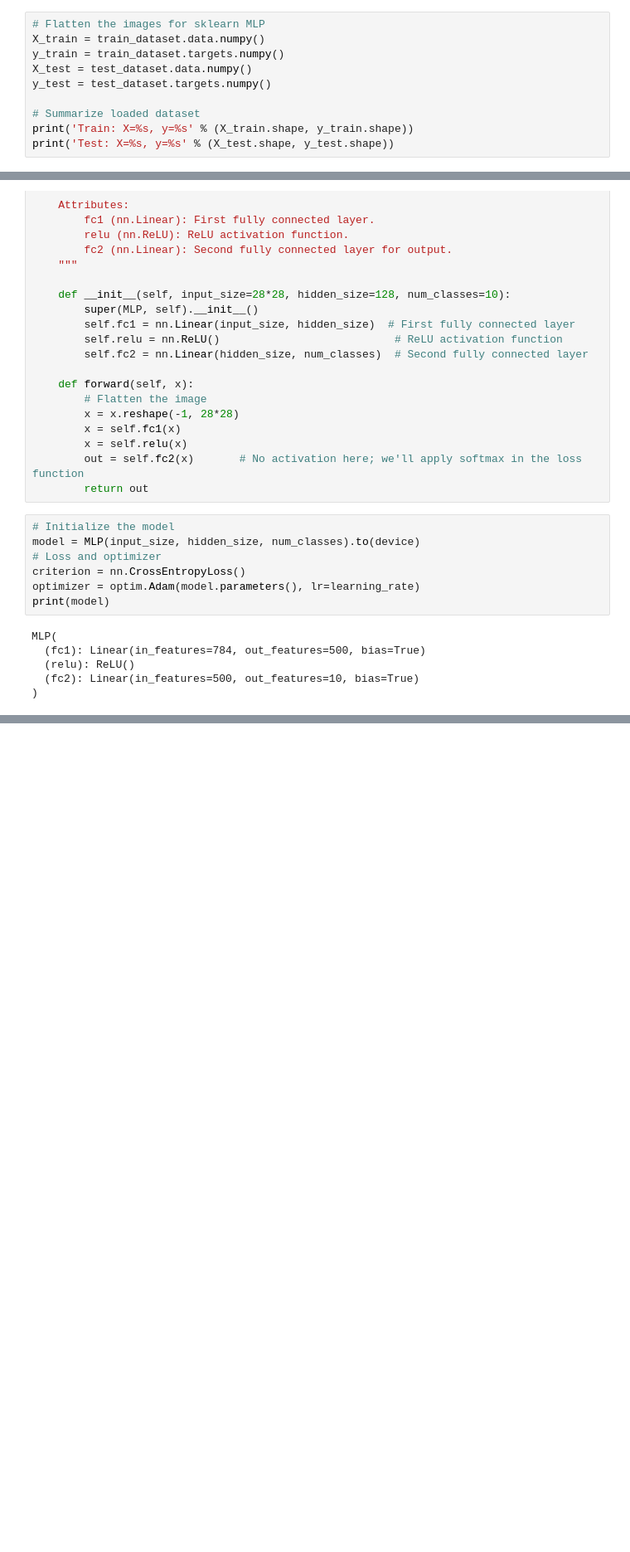
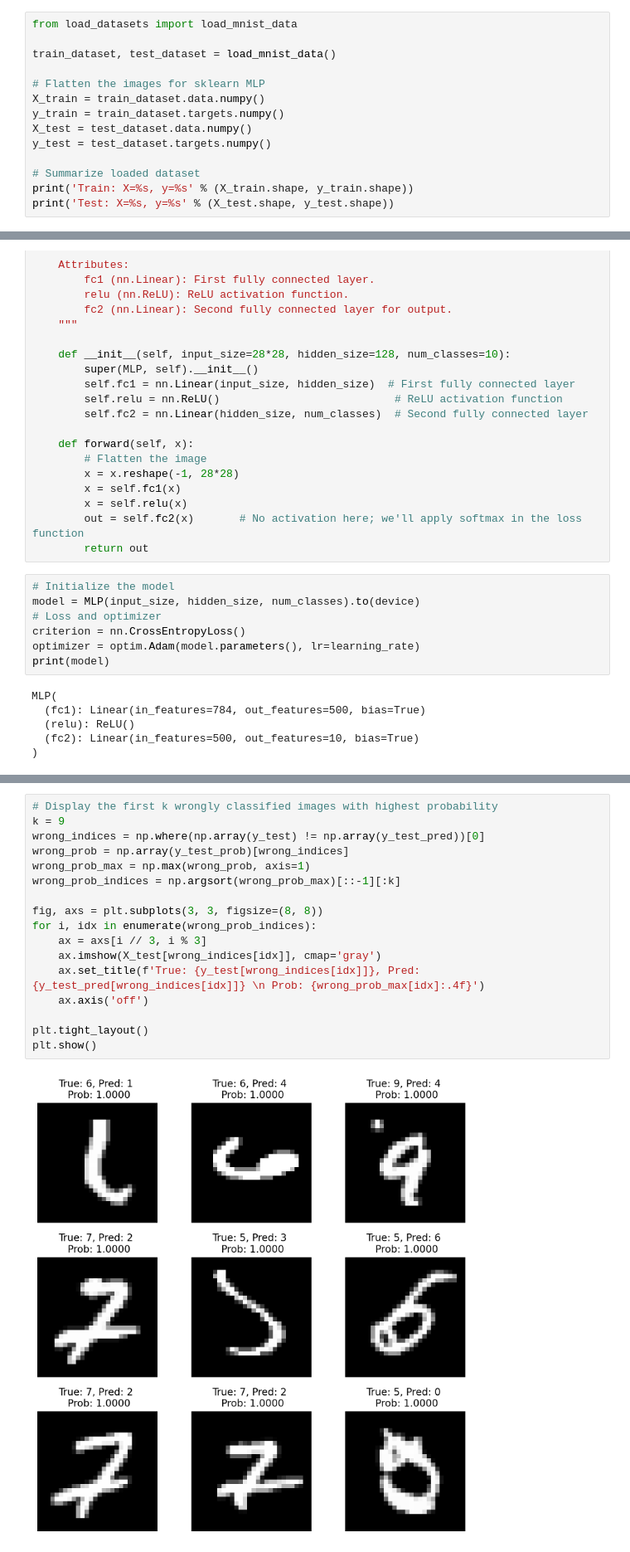
Before and after one commit to ShardulJunagade/ES-335-Assignment-3-2024-Fall, a Jupyter notebook: Task-3 MNIST Classification/MLP.ipynb, the cells around one changed output, grey strips where cells are left out. Shown at 83% size. Cells and saved outputs as stored; diff of their text form; blank space fills up the shorter version.

Commit message:
mlp on mnist update

```diff
--- a/Task-3 MNIST Classification/MLP.ipynb
+++ b/Task-3 MNIST Classification/MLP.ipynb
@@ -44,4 +37,8 @@ test_dataset = datasets.MNIST(root='../mnist_dataset', train=False, download=Tru
 # %%
+from load_datasets import load_mnist_data
+
+train_dataset, test_dataset = load_mnist_data()
+
 # Flatten the images for sklearn MLP
 X_train = train_dataset.data.numpy()
 y_train = train_dataset.targets.numpy()
@@ -191,2 +295,21 @@ Epoch [60/60], Train Loss: 0.000061, Train Accuracy: 100.0000%, Test Loss: 0.092
+# %%
+# Display the first k wrongly classified images with highest probability
+k = 9
+wrong_indices = np.where(np.array(y_test) != np.array(y_test_pred))[0]
+wrong_prob = np.array(y_test_prob)[wrong_indices]
+wrong_prob_max = np.max(wrong_prob, axis=1)
+wrong_prob_indices = np.argsort(wrong_prob_max)[::-1][:k]
+
+fig, axs = plt.subplots(3, 3, figsize=(8, 8))
+for i, idx in enumerate(wrong_prob_indices):
+    ax = axs[i // 3, i % 3]
+    ax.imshow(X_test[wrong_indices[idx]], cmap='gray')
+    ax.set_title(f'True: {y_test[wrong_indices[idx]]}, Pred: {y_test_pred[wrong_indices[idx]]} \n Prob: {wrong_prob_max[idx]:.4f}')
+    ax.axis('off')
+
+plt.tight_layout()
+plt.show()
+# %% [output]
+[figure, added]
 # %%
 # Save the model checkpoint
```
Also changed, not shown: parts of 11 cells of this notebook, 4 other files.
